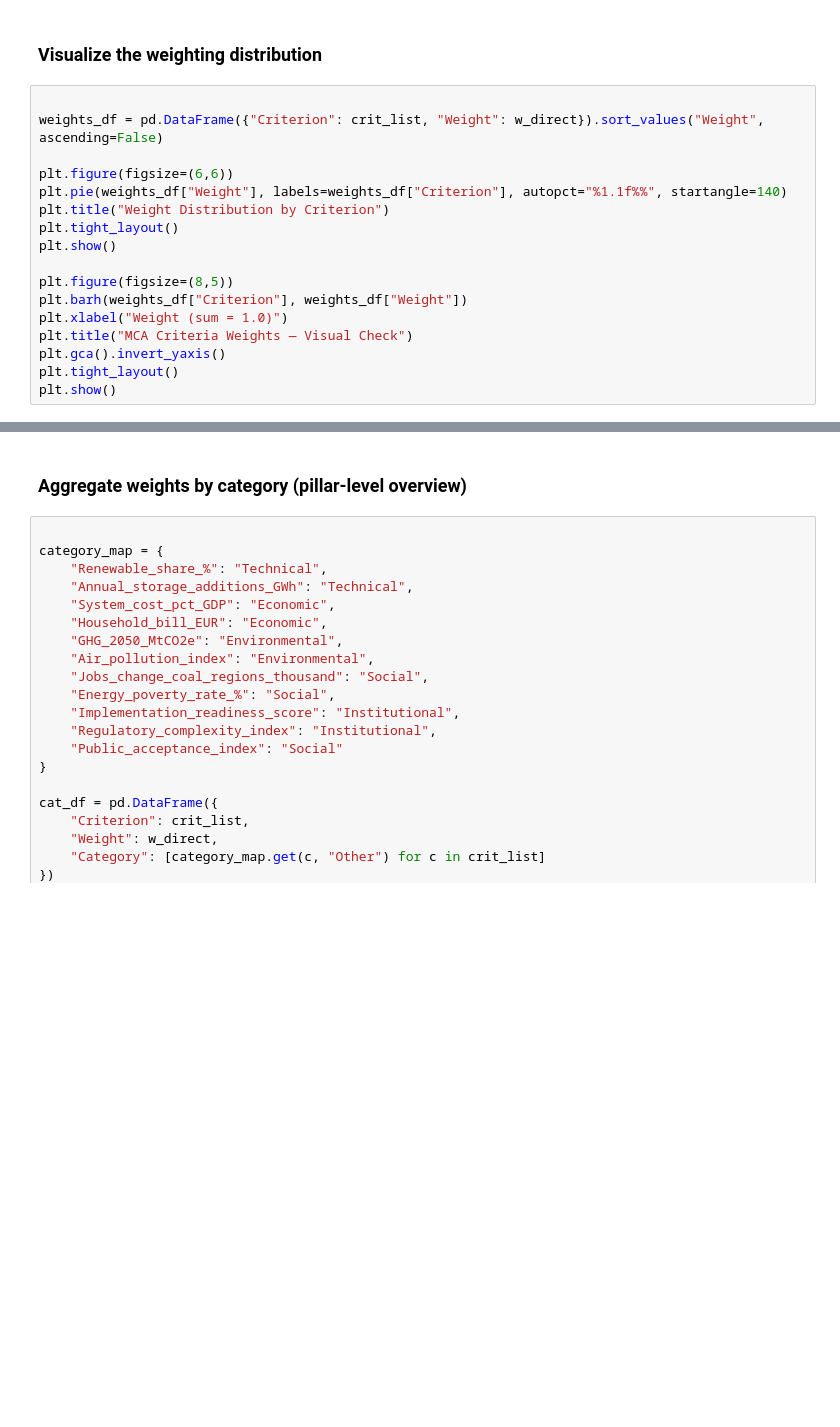
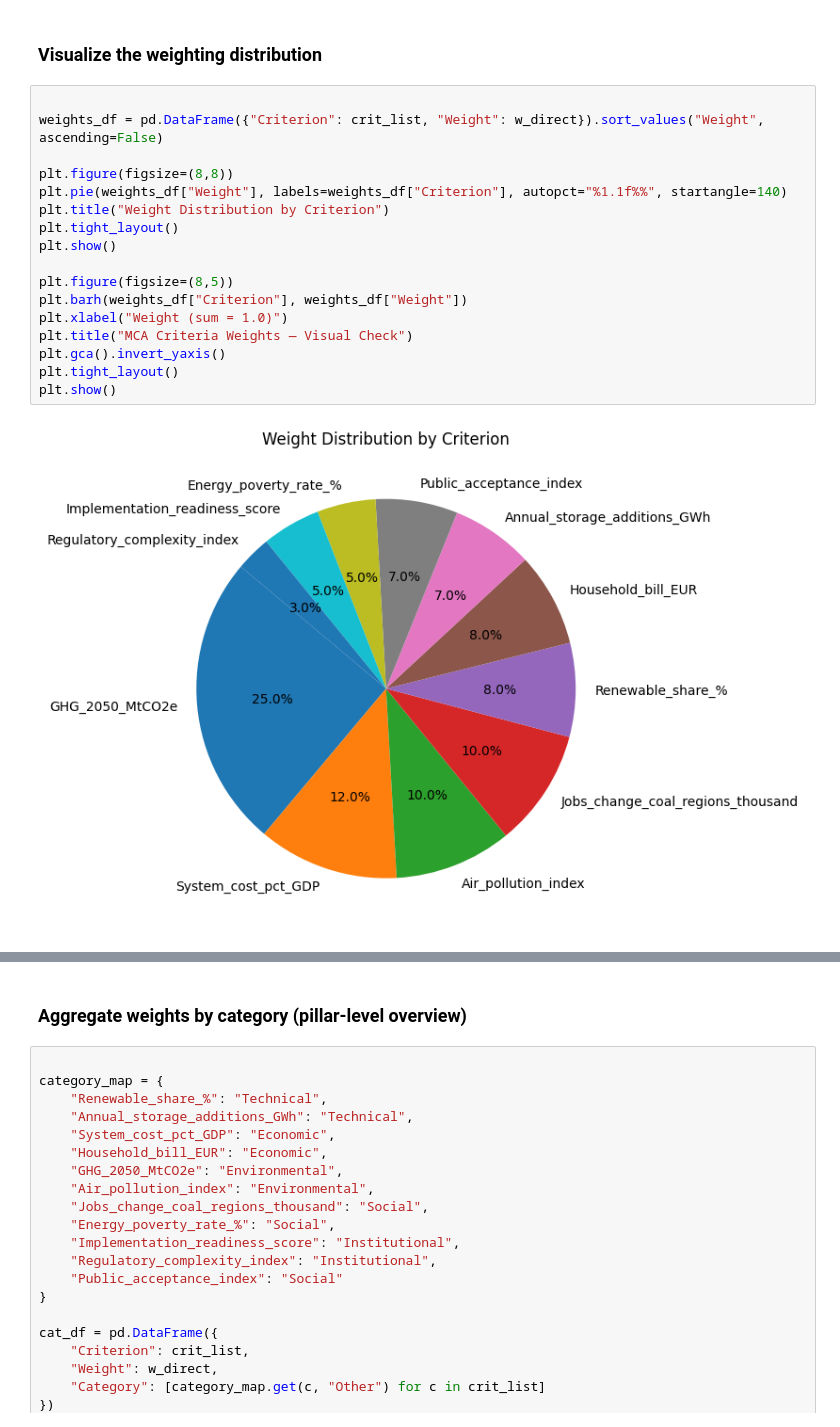
Before and after one commit to EmiFej/MJ2383, a Jupyter notebook: MJ383_Lab_4.ipynb, the cells around one changed output, grey strips where cells are left out. Cells and saved outputs as stored; diff of their text form; blank space fills up the shorter version.

```diff
--- a/MJ383_Lab_4.ipynb
+++ b/MJ383_Lab_4.ipynb
@@ -132,17 +167,19 @@ for c, w in zip(crit_list, w_direct):
 # %%
 
 weights_df = pd.DataFrame({"Criterion": crit_list, "Weight": w_direct}).sort_values("Weight", ascending=False)
 
-plt.figure(figsize=(6,6))
+plt.figure(figsize=(8,8))
 plt.pie(weights_df["Weight"], labels=weights_df["Criterion"], autopct="%1.1f%%", startangle=140)
 plt.title("Weight Distribution by Criterion")
 plt.tight_layout()
 plt.show()
 
 plt.figure(figsize=(8,5))
 plt.barh(weights_df["Criterion"], weights_df["Weight"])
 plt.xlabel("Weight (sum = 1.0)")
 plt.title("MCA Criteria Weights — Visual Check")
 plt.gca().invert_yaxis()
 plt.tight_layout()
 plt.show()
+# %% [output]
+[figure, added]
```
Also changed, not shown: parts of 16 cells of this notebook.
